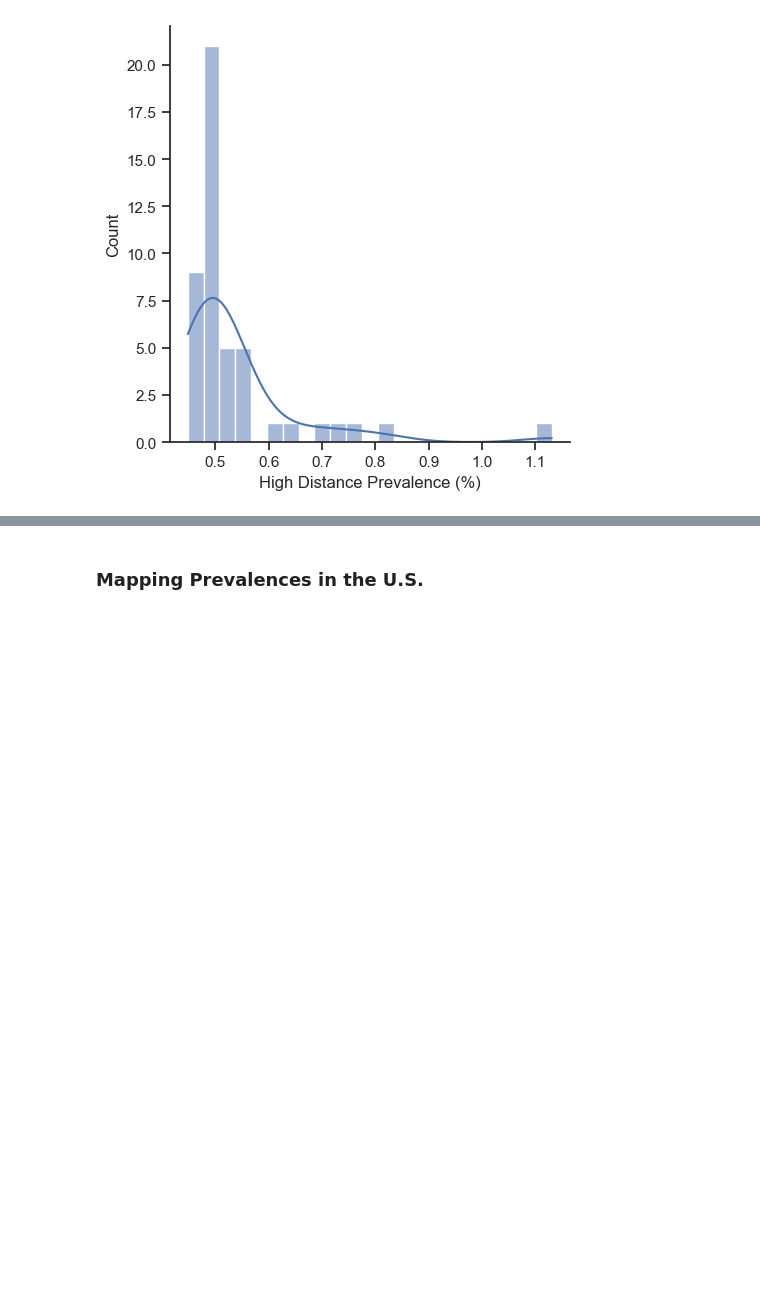
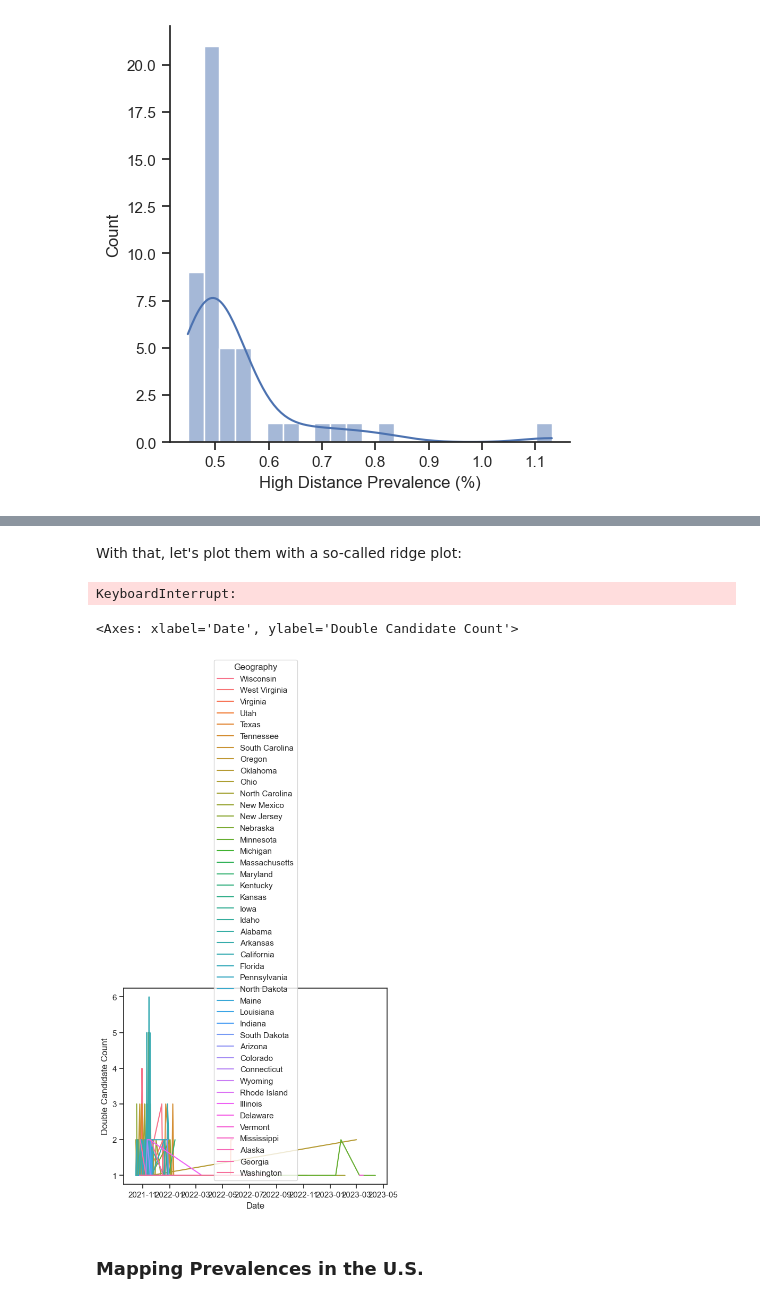
Before and after one commit to nrminor/PeakBagger, a Jupyter notebook: ALPINEExplorer.ipynb, the cells around one changed output, grey strips where cells are left out. Drawn from its saved outputs; the diff is of its cells as text; code cells hidden in the pictures; blank space fills up the shorter version.

Commit message:
more plotting attempts

```diff
--- a/ALPINEExplorer.ipynb
+++ b/ALPINEExplorer.ipynb
@@ -128,0 +152,2 @@ sns.displot(stats_df.to_pandas(), x="High Distance Prevalence (%)", kde=True)
+# %%
+counts_by_date = double_meta.group_by(["Isolate Collection date", "Geography"]).agg(pl.col("Accession").count()).collect()
@@ -128,0 +158,8 @@ sns.displot(stats_df.to_pandas(), x="High Distance Prevalence (%)", kde=True)
+# %%
+counts_by_date = counts_by_date.with_columns(
+    pl.col("Isolate Collection date").str.strptime(pl.Date, format="%Y-%m-%d").alias("Date")
+).rename(
+    {"Accession": "Double Candidate Count",
+    "Isolate Collection date": "Date string"}
+)
+counts_by_date
@@ -129,3 +186,23 @@ sns.displot(stats_df.to_pandas(), x="High Distance Prevalence (%)", kde=True)
+# %% [markdown]
+With that, let's plot them with a so-called ridge plot:
+# %%
+# Initialize the FacetGrid object
+pal = sns.cubehelix_palette(10, rot=-.25, light=.7)
+g = sns.FacetGrid(counts_by_date.to_pandas(), row="Geography", hue="Geography", aspect=15, height=.5, palette=pal)
+# Draw the densities in a few steps
+g.map(sns.barplot, x="Date", y="Double Candidate Count", data=counts_by_date.to_pandas(),
+    clip_on=False, fill=True, alpha=1)
+g.map(sns.barplot, x="Date", y="Double Candidate Count", data=counts_by_date.to_pandas(),
+    clip_on=False, color="w")
+# passing color=None to refline() uses the hue mapping
+g.refline(y=0, linewidth=2, linestyle="-", color=None, clip_on=False)
+# %% [output]
+KeyboardInterrupt:
+# %%
+sns.lineplot(x="Date", y="Double Candidate Count", hue="Geography", data=counts_by_date)
+# %% [output]
+<Axes: xlabel='Date', ylabel='Double Candidate Count'>
+[figure, added]
 # %% [markdown]
 ### Mapping Prevalences in the U.S.
 # %%
```
Also changed, not shown: parts of 5 cells of this notebook, 1 other file.
